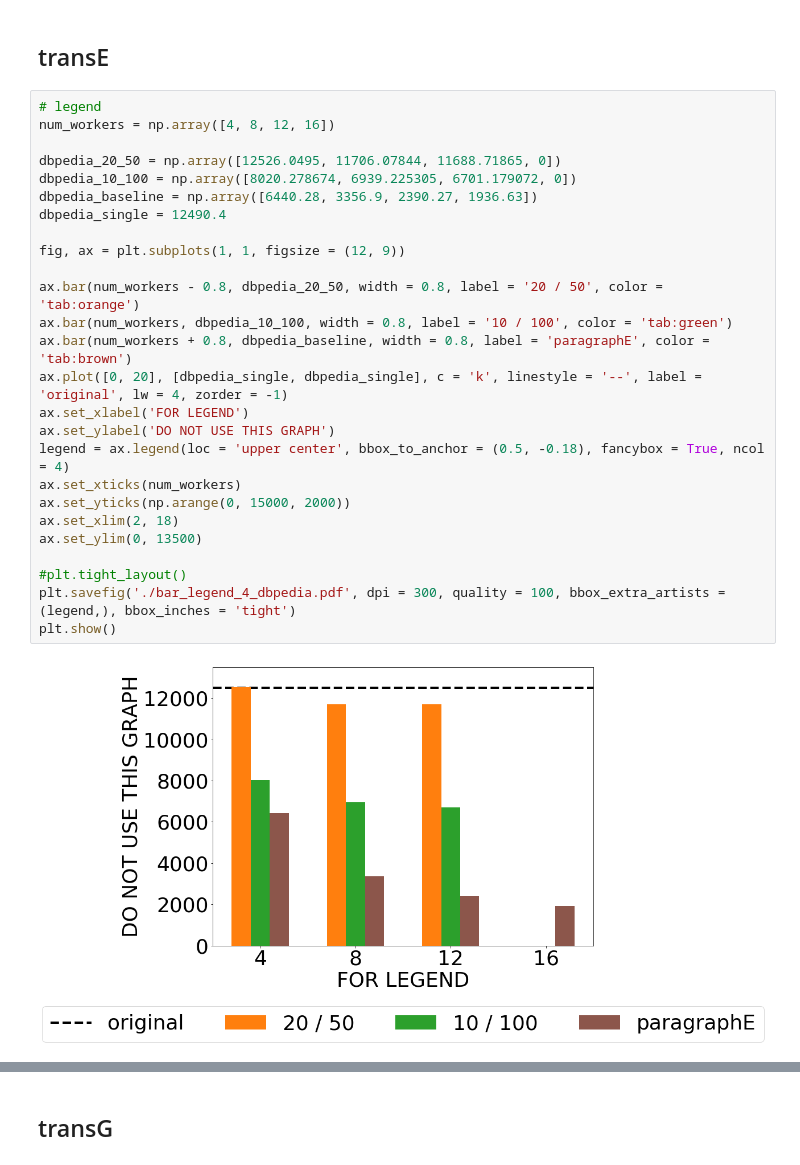
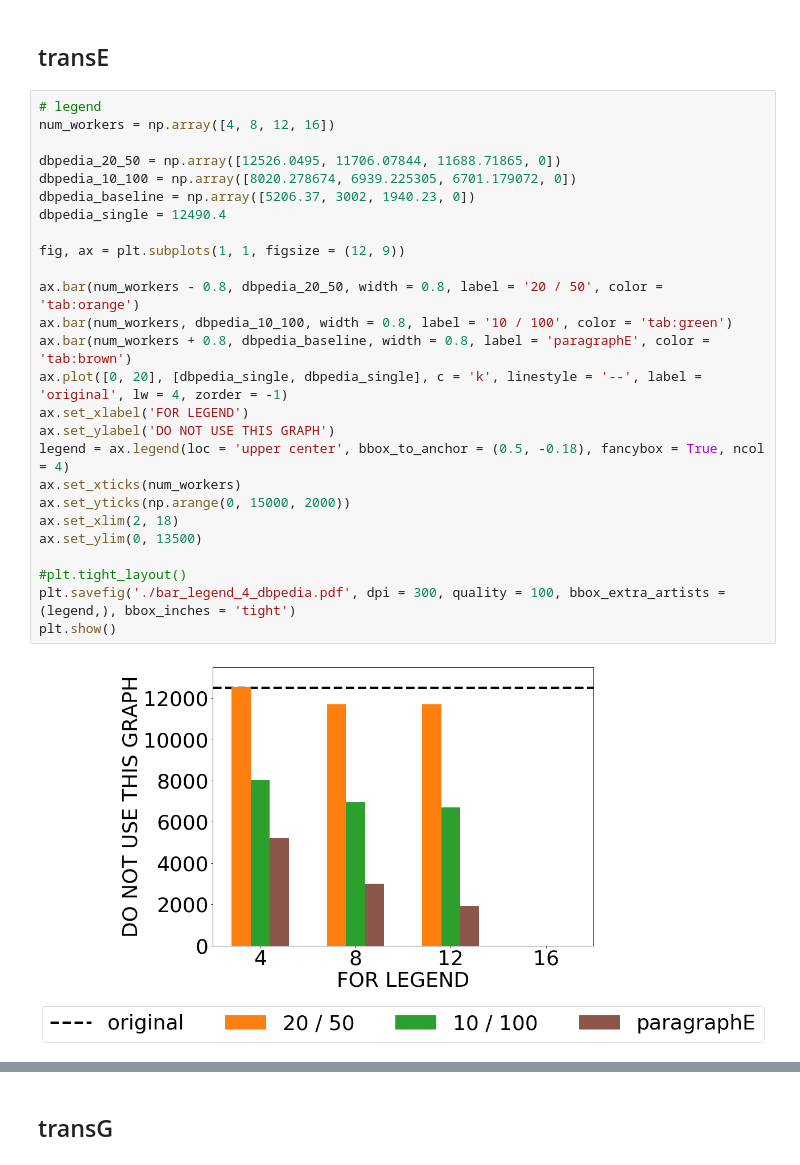
Before and after one commit to ahnjaewoo/Embedding, a Jupyter notebook: figures/figures - dbpedia.ipynb, the cells around one changed output, grey strips where cells are left out. Drawn from its saved outputs; the diff is of its cells as text.

```diff
--- a/figures/figures - dbpedia.ipynb
+++ b/figures/figures - dbpedia.ipynb
@@ -15,31 +15,31 @@ plt.rcParams["font.size"] = 36
 # %%
 # legend
 num_workers = np.array([4, 8, 12, 16])
 
 dbpedia_20_50 = np.array([12526.0495, 11706.07844, 11688.71865, 0])
 dbpedia_10_100 = np.array([8020.278674, 6939.225305, 6701.179072, 0])
-dbpedia_baseline = np.array([6440.28, 3356.9, 2390.27, 1936.63])
+dbpedia_baseline = np.array([5206.37, 3002, 1940.23, 0])
 dbpedia_single = 12490.4
 
 fig, ax = plt.subplots(1, 1, figsize = (12, 9))
 
 ax.bar(num_workers - 0.8, dbpedia_20_50, width = 0.8, label = '20 / 50', color = 'tab:orange')
 ax.bar(num_workers, dbpedia_10_100, width = 0.8, label = '10 / 100', color = 'tab:green')
 ax.bar(num_workers + 0.8, dbpedia_baseline, width = 0.8, label = 'paragraphE', color = 'tab:brown')
 ax.plot([0, 20], [dbpedia_single, dbpedia_single], c = 'k', linestyle = '--', label = 'original', lw = 4, zorder = -1)
 ax.set_xlabel('FOR LEGEND')
 ax.set_ylabel('DO NOT USE THIS GRAPH')
 legend = ax.legend(loc = 'upper center', bbox_to_anchor = (0.5, -0.18), fancybox = True, ncol = 4)
 ax.set_xticks(num_workers)
 ax.set_yticks(np.arange(0, 15000, 2000))
 ax.set_xlim(2, 18)
 ax.set_ylim(0, 13500)
 
 #plt.tight_layout()
 plt.savefig('./bar_legend_4_dbpedia.pdf', dpi = 300, quality = 100, bbox_extra_artists = (legend,), bbox_inches = 'tight')
 plt.show()
 # %% [output]
-[figure, old version]
+[figure, new version]
 # %%
 # train_time dbpedia
 num_workers = np.array([4, 8, 12, 16])
```
Also changed, not shown: parts of 4 cells of this notebook, 10 other files.
